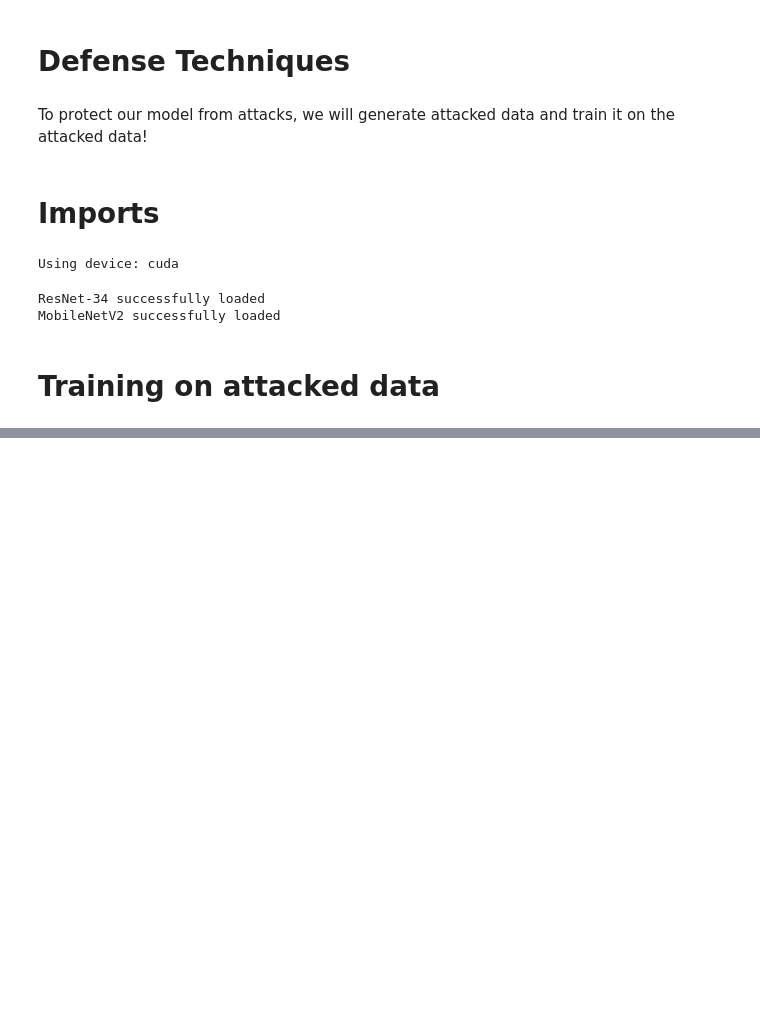
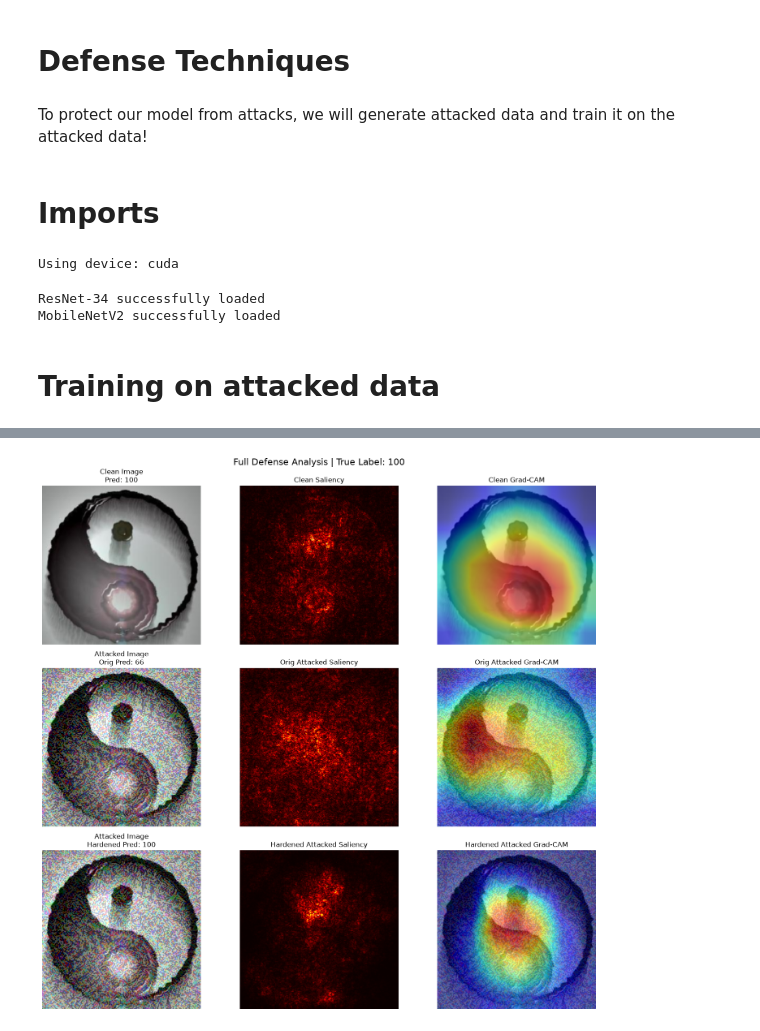
Before and after one commit to KarimBasem14/MIA_TRAINING27, a Jupyter notebook: Task5.2/Phase5/defense_techniques.ipynb, the cells around one changed output, grey strips where cells are left out. Cells and saved outputs as stored; diff of their text form; code cells hidden in the pictures; blank space fills up the shorter version.

```diff
--- a/Task5.2/Phase5/defense_techniques.ipynb
+++ b/Task5.2/Phase5/defense_techniques.ipynb
@@ -285,0 +439,98 @@ Hardened       |         100.00% |             87.00%
+# %%
+import torch
+import torch.nn.functional as F
+import numpy as np
+import matplotlib.pyplot as plt
+from matplotlib import colormaps
+
+def ultimate_defense_dashboard(orig_model, hard_model, image, target, epsilon, orig_layer, hard_layer):
+    """
+    Creates a 3x3 grid comparing Clean Baseline, Vulnerable Attack, and Hardened Defense.
+    """
+    orig_model.eval()
+    hard_model.eval()
+
+    # ---------------------------------------------------------
+    # 1. Clean Baseline (Original Model)
+    # ---------------------------------------------------------
+    img_clean = image.clone().detach().requires_grad_(True)
+    out_clean = orig_model(img_clean)
+    pred_clean = out_clean.argmax(dim=1).item()
+
+    sal_clean = generate_saliency_map(orig_model, img_clean, pred_clean)
+    cam_clean = GradCAM(orig_model, orig_layer).generate_cam(img_clean, pred_clean)
+
+    # ---------------------------------------------------------
+    # 2. Generate Attack
+    # ---------------------------------------------------------
+    orig_model.zero_grad()
+    loss = F.cross_entropy(out_clean, target)
+    loss.backward()
+    data_grad = img_clean.grad.data
+    adv_image = fgsm_attack(image, epsilon, data_grad)
+
+    # ---------------------------------------------------------
+    # 3. Attacked - Original Model
+    # ---------------------------------------------------------
+    out_orig_adv = orig_model(adv_image)
+    pred_orig_adv = out_orig_adv.argmax(dim=1).item()
+
+    sal_orig = generate_saliency_map(orig_model, adv_image, pred_orig_adv)
+    cam_orig = GradCAM(orig_model, orig_layer).generate_cam(adv_image, pred_orig_adv)
+
+    # ---------------------------------------------------------
+    # 4. Attacked - Hardened Model
+    # ---------------------------------------------------------
+    out_hard_adv = hard_model(adv_image)
+    pred_hard_adv = out_hard_adv.argmax(dim=1).item()
+
+    sal_hard = generate_saliency_map(hard_model, adv_image, pred_hard_adv)
+    cam_hard = GradCAM(hard_model, hard_layer).generate_cam(adv_image, pred_hard_adv)
+
+    # ---------------------------------------------------------
+    # 5. Plotting
+    # ---------------------------------------------------------
+    def format_img(t):
+        return np.transpose(t.squeeze().detach().cpu().numpy(), (1, 2, 0))
+
+    def get_overlay(img_t, cam):
+        i = format_img(img_t)
+        heatmap = colormaps.get_cmap('jet')(cam)[..., :3]
+        return np.clip(0.5 * heatmap + 0.5 * i, 0, 1)
+
+    fig, axes = plt.subplots(3, 3, figsize=(15, 14))
+    fig.suptitle(f"Full Defense Analysis | True Label: {target.item()}", fontsize=16)
+
+    # Row 1: Clean Baseline
+    axes[0, 0].imshow(format_img(image))
+    axes[0, 0].set_title(f"Clean Image\nPred: {pred_clean}")
+    axes[0, 1].imshow(sal_clean, cmap='hot')
+    axes[0, 1].set_title("Clean Saliency")
+    axes[0, 2].imshow(get_overlay(image, cam_clean))
+    axes[0, 2].set_title("Clean Grad-CAM")
+
+    # Row 2: Original Model Attacked
+    axes[1, 0].imshow(format_img(adv_image))
+    axes[1, 0].set_title(f"Attacked Image\nOrig Pred: {pred_orig_adv}")
+    axes[1, 1].imshow(sal_orig, cmap='hot')
+    axes[1, 1].set_title("Orig Attacked Saliency")
+    axes[1, 2].imshow(get_overlay(adv_image, cam_orig))
+    axes[1, 2].set_title("Orig Attacked Grad-CAM")
+
+    # Row 3: Hardened Model Attacked
+    axes[2, 0].imshow(format_img(adv_image))
+    axes[2, 0].set_title(f"Attacked Image\nHardened Pred: {pred_hard_adv}")
+    axes[2, 1].imshow(sal_hard, cmap='hot')
+    axes[2, 1].set_title("Hardened Attacked Saliency")
+    axes[2, 2].imshow(get_overlay(adv_image, cam_hard))
+    axes[2, 2].set_title("Hardened Attacked Grad-CAM")
+
+    for ax in axes.flatten():
+        ax.axis('off')
+
+    plt.tight_layout()
+    plt.show()
+
+# Execution
+ultimate_defense_dashboard(resnet34_model, hardened_resnet, image, target, epsilon=0.15, orig_layer=layer_orig, hard_layer=layer_hard)
+# %% [output]
@@ -285,0 +539 @@ Hardened       |         100.00% |             87.00%
+[figure, added]
```
Also changed, not shown: parts of 7 cells of this notebook, 15 other files.
